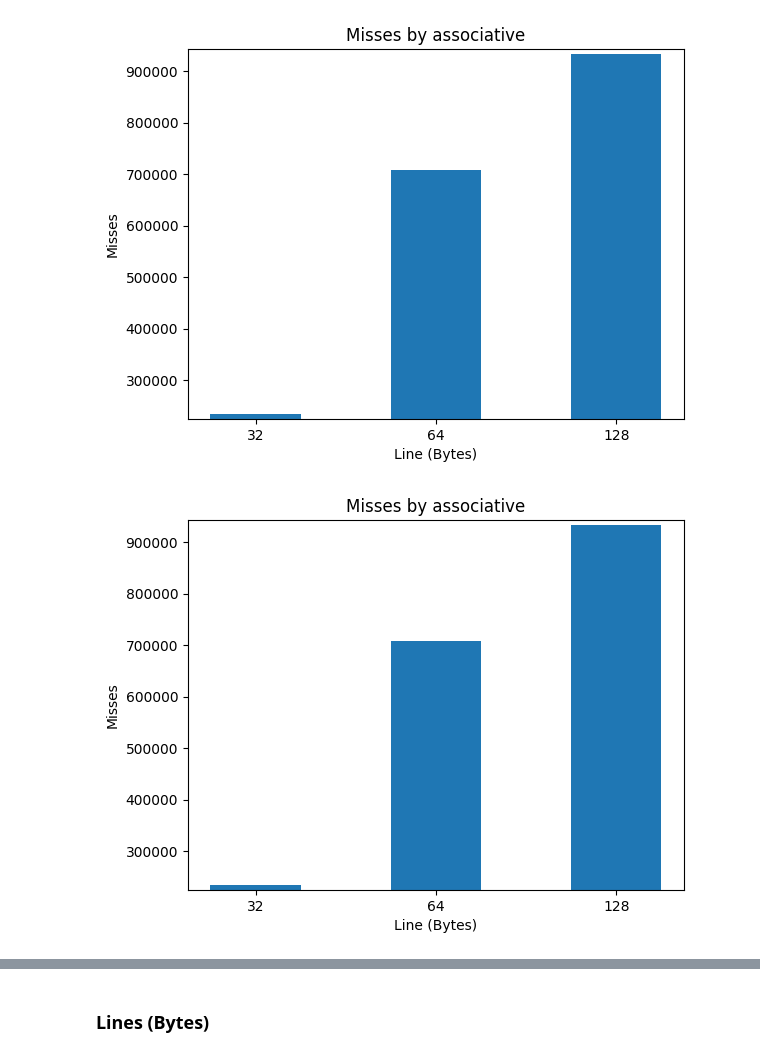
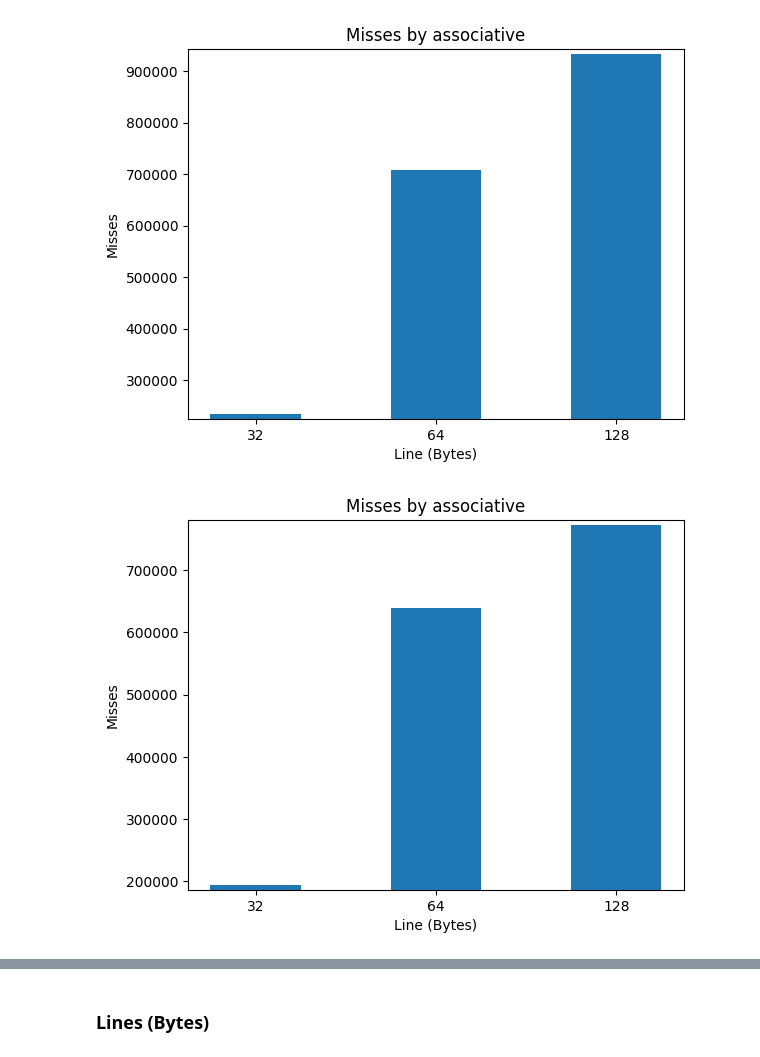
Before and after one commit to jpmedras/inf450_2023-1, a Jupyter notebook: Valgrind_Simulador_de_Cache.ipynb, the cells around one changed output, grey strips where cells are left out. Saved outputs shown, nothing was run; the diff lists cells and outputs as text; code cells hidden in the pictures.

```diff
--- a/Valgrind_Simulador_de_Cache.ipynb
+++ b/Valgrind_Simulador_de_Cache.ipynb
@@ -330,7 +313,7 @@ plt.show()
 import matplotlib.pyplot as plt
 
 x = ['32', '64', '128']
-y = [234323, 708200, 933525]
+y = [194208, 638652, 772674]
 
 # Espessura das barras
 width = 0.5
@@ -461,31 +443,31 @@ plt.show()
 # %%
 #@title Size=60
 import matplotlib.pyplot as plt
 
 associative = ['1', '4', '16']
-misses = [57892, 6986 , 6090]
+misses = [45411, 5979, 5496]
 
 # Espessura das barras
 width = 0.5
 
 # Plotar o gráfico de barras
 plt.bar(x, y, width=width)
 
 # Definir rótulos e título
 plt.xlabel('Line (Bytes)')
 plt.ylabel('Misses')
 plt.title('Misses by associative')
 
 # Definir margem para o intervalo de variação dos valores em y
 margin = 0.01 * max(y)
 
 # Definir os limites do eixo y com margem
 plt.ylim(min(y) - margin, max(y) + margin)
 
 # Exibir o gráfico
 plt.show()
 # %% [output]
-[figure, old version]
+[figure, new version]
 # %%
 #@title Size=90
 import matplotlib.pyplot as plt
```
Also changed, not shown: parts of 29 cells of this notebook.
